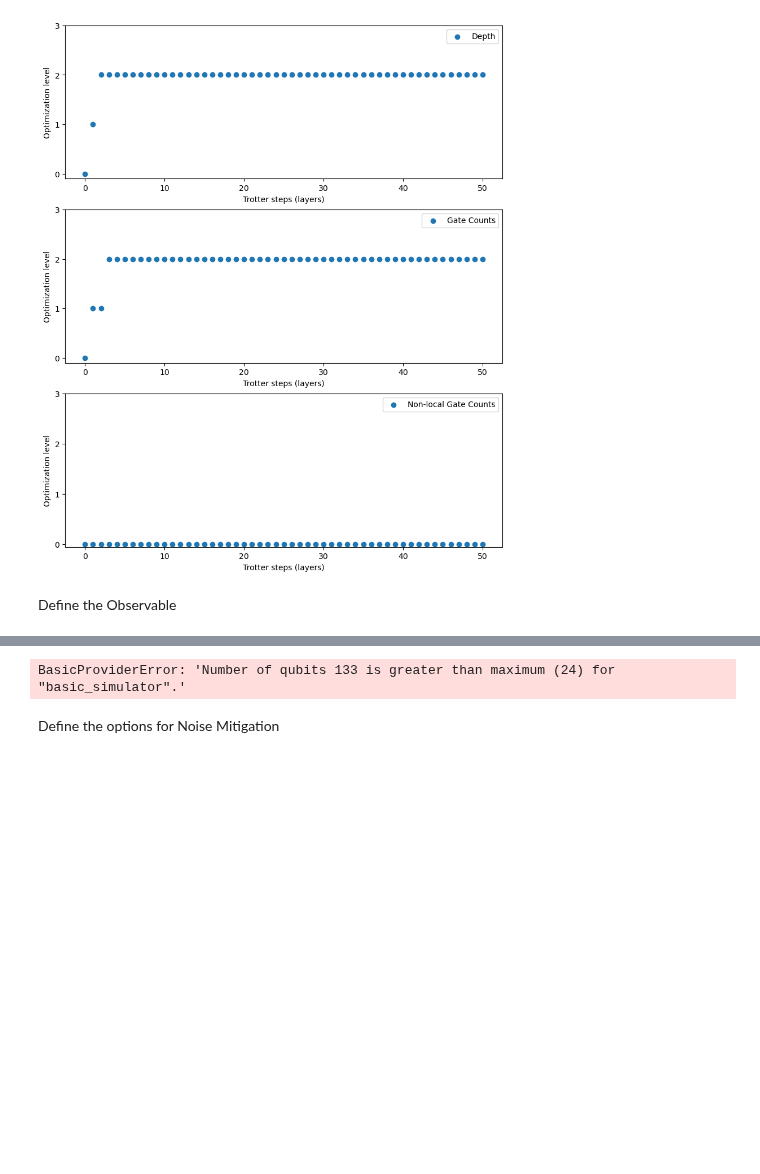
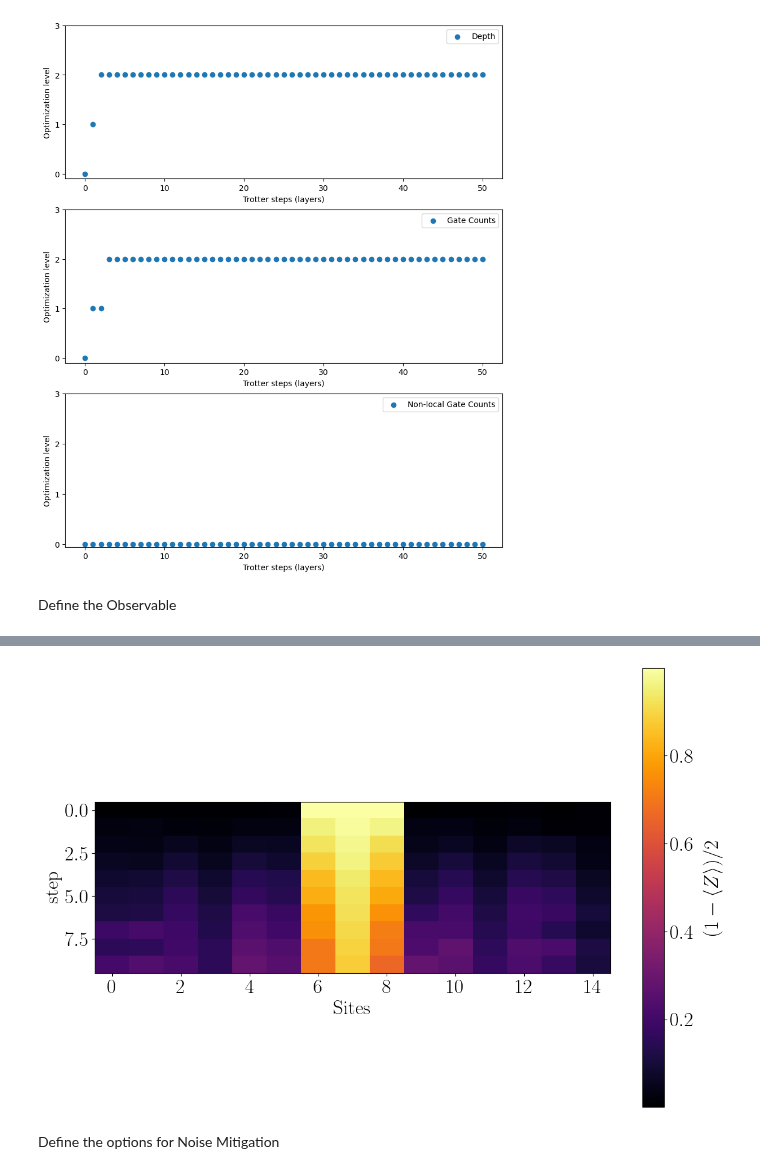
Before and after one commit to Fradm98/qs-qh, a Jupyter notebook: src/notebooks/ZNE Exercises/zne_partial_folding.ipynb, the cells around one changed output, grey strips where cells are left out. Drawn from its saved outputs; the diff is of its cells as text; code cells hidden in the pictures; blank space fills up the shorter version.

Commit message:
working fake provider. try with different estimator options

```diff
--- a/src/notebooks/ZNE Exercises/zne_partial_folding.ipynb
+++ b/src/notebooks/ZNE Exercises/zne_partial_folding.ipynb
@@ -22,8 +22,8 @@ lamb = 0.5
 particle_pair_left_position = 3
 particle_pair_length = 1
 
-final_time = 5
-layers = 50
+final_time = 1
+layers = 10
 measure_every_layers = 1
 
 # backend = FakeTorino()
@@ -240,9 +240,15 @@ def test_different_noise_mitigation_techniques(ansatzes, obs, options, backend):
 Define the Observable
 # %%
 from utils.hexec import transpile
+from qiskit_aer import AerSimulator
 
+# # get a real backend from the runtime service
+# service = QiskitRuntimeService()
+# backend_real = service.backend('ibmq_torino')
+
+# generate a simulator that mimics the real quantum system with the latest calibration results
+backend = AerSimulator.from_backend(backend)
 optimization_level = 2
-backend = FakeTorino()
 qubits_inds = None
 # qubits_inds = [0, 1, 2, 3, 4, 5, 6, 7, 8, 16,
 #                26, 25, 24, 34, 43]
@@ -272,8 +278,8 @@ num_rnd_res = Unset # None # 32
 shots_rnd_res = Unset # None # "auto"
 factor_noise = Unset # (1,3,5)
 
-twirling_en_gt = Unset # False
-twirling_en_meas = Unset # False
+twirling_en_gt = False
+twirling_en_meas = False
 num_rnd_twrl = Unset # "auto"
 shots_rnd_twrl = Unset # "auto"
 strategy = Unset # "active-accum"
@@ -329,9 +378,9 @@ jobs = job_db.search_by_params(estimator_options, physical_circuits, observable_
 # %%
 from z2chain.plotting import x_t_plot
 
-x_t_plot(jobs, f"Plots/hardware_z2pairquench_maxt_{final_time}_steps_{layers}_L_{L}_J_{J:.04f}_h_{h:.04f}_lamb_{lamb:.04f}_pp_{particle_pair_left_position}_pl_{particle_pair_length}_zne_{zne_mitigation}_mm_{measure_mitigation}_dc_{dynamical_decoupling}.png")
+x_t_plot(jobs, f"Plots/hardware_z2pairquench_maxt_{final_time}_steps_{layers}_L_{L}_J_{J:.04f}_h_{h:.04f}_lamb_{lamb:.04f}_pp_{particle_pair_left_position}_pl_{particle_pair_length}_zne_{zne_mitigation}_mm_{measure_mitigation}_dc_{dyn_dec}.png")
 # %% [output]
-BasicProviderError: 'Number of qubits 133 is greater than maximum (24) for "basic_simulator".'
+[figure, added]
 # %% [markdown]
 Define the options for Noise Mitigation
 # %%
```
Also changed, not shown: parts of 5 cells of this notebook, 1 other file.
